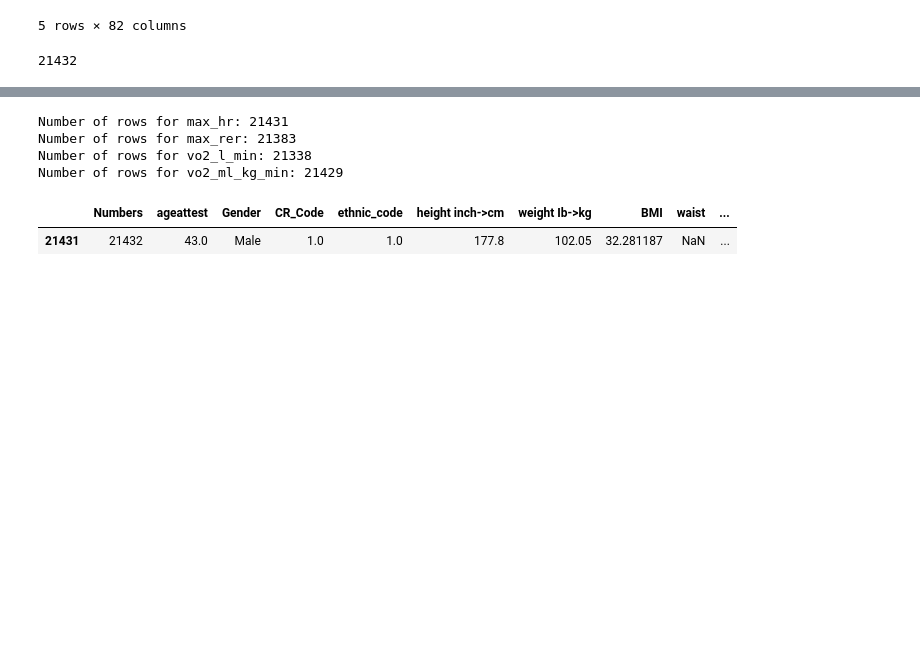
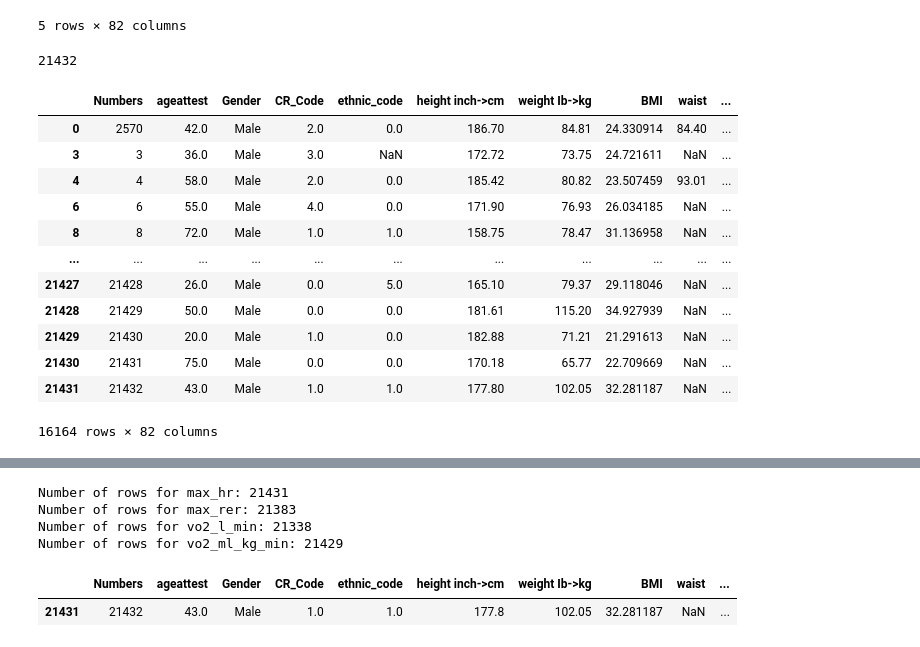
Before and after one commit to LarsenCC/bachelor, a Jupyter notebook: modeli/podatki.ipynb, the cells around one changed output, grey strips where cells are left out. Cells and saved outputs as stored; diff of their text form; code cells hidden in the pictures; blank space fills up the shorter version.

```diff
--- a/modeli/podatki.ipynb
+++ b/modeli/podatki.ipynb
@@ -39,3 +39,19 @@ num_rows = len(df_clear.index)
 num_rows
 # %% [output]
 21432
+# %%
+df_clear[df_clear['Gender'] == 'Male']
+# %% [output]
+|  | Numbers | ageattest | Gender | CR_Code | ethnic_code | height inch->cm | weight Ib->kg | BMI | waist | ... |
+| 0 | 2570 | 42.0 | Male | 2.0 | 0.0 | 186.70 | 84.81 | 24.330914 | 84.40 | ... |
+| 3 | 3 | 36.0 | Male | 3.0 | NaN | 172.72 | 73.75 | 24.721611 | NaN | ... |
+| 4 | 4 | 58.0 | Male | 2.0 | 0.0 | 185.42 | 80.82 | 23.507459 | 93.01 | ... |
+| 6 | 6 | 55.0 | Male | 4.0 | 0.0 | 171.90 | 76.93 | 26.034185 | NaN | ... |
+| 8 | 8 | 72.0 | Male | 1.0 | 1.0 | 158.75 | 78.47 | 31.136958 | NaN | ... |
+| ... | ... | ... | ... | ... | ... | ... | ... | ... | ... | ... |
+| 21427 | 21428 | 26.0 | Male | 0.0 | 5.0 | 165.10 | 79.37 | 29.118046 | NaN | ... |
+| 21428 | 21429 | 50.0 | Male | 0.0 | 0.0 | 181.61 | 115.20 | 34.927939 | NaN | ... |
+| 21429 | 21430 | 20.0 | Male | 1.0 | 0.0 | 182.88 | 71.21 | 21.291613 | NaN | ... |
+| 21430 | 21431 | 75.0 | Male | 0.0 | 0.0 | 170.18 | 65.77 | 22.709669 | NaN | ... |
+| 21431 | 21432 | 43.0 | Male | 1.0 | 1.0 | 177.80 | 102.05 | 32.281187 | NaN | ... |
+16164 rows × 82 columns
```
Also changed, not shown: parts of 1 cell of this notebook, 4 other files.
